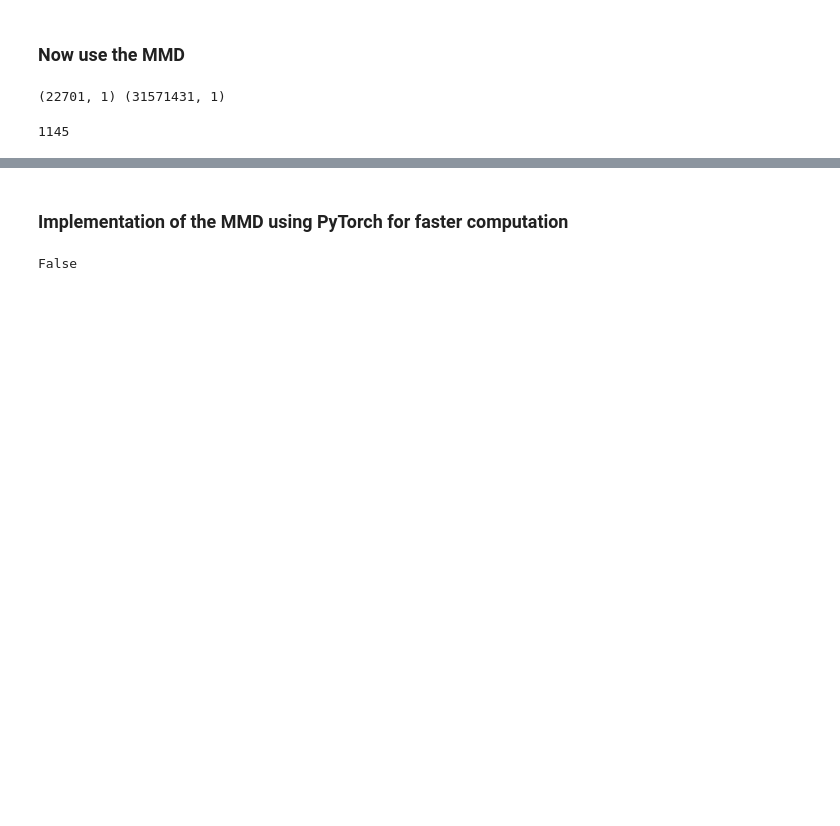
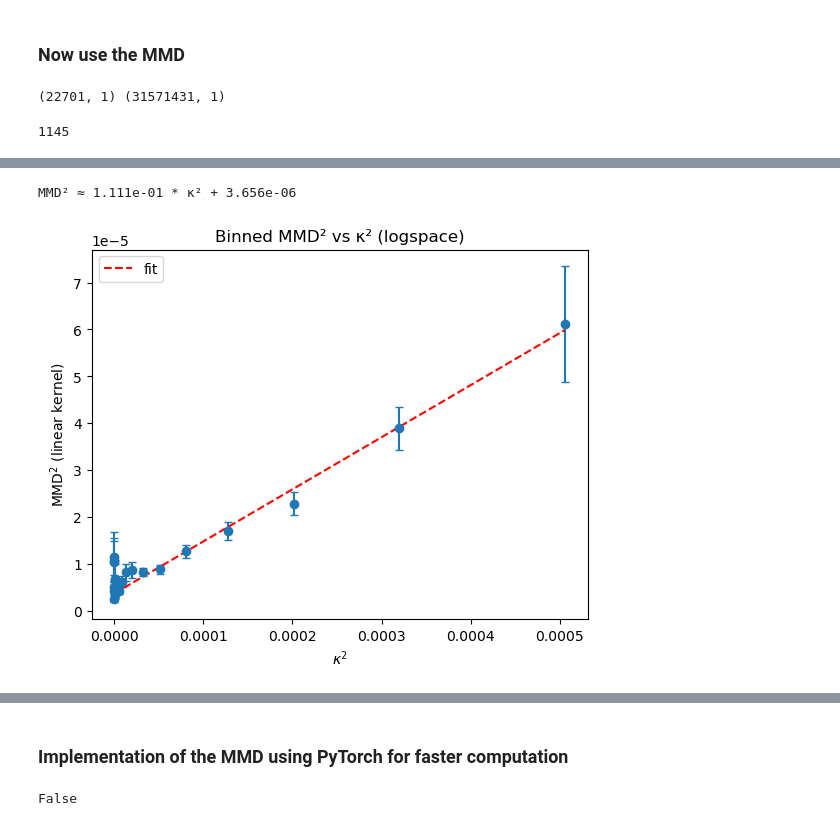
Before and after one commit to santiagobrunner/Weak-Lensing, a Jupyter notebook: MMD_estimator1000.ipynb, the cells around one changed output, grey strips where cells are left out. Drawn from its saved outputs; the diff is of its cells as text; code cells hidden in the pictures; blank space fills up the shorter version.

```diff
--- a/MMD_estimator1000.ipynb
+++ b/MMD_estimator1000.ipynb
@@ -247,0 +364,48 @@ plt.show()
+# %%
+# Same as above but with np.logspace bins
+x = kappamap_225[pixels]**2
+y = mmds_lensed_linear_backtest
+
+bins = np.logspace(np.log10(x.min() + 1e-8), np.log10(x.max()), 25)
+
+# bin indices in [0, n_bins-1]
+idx = np.digitize(x, bins) - 1
+idx = np.clip(idx, 0, n_bins - 1)
+
+bin_centers = 0.5*(bins[1:] + bins[:-1])
+
+means = np.full(n_bins, np.nan)
+stds  = np.full(n_bins, np.nan)
+counts = np.zeros(n_bins, dtype=int)
+
+for i in range(n_bins):
+    m = (idx == i)
+    c = m.sum()
+    counts[i] = c
+    # print(f"Bin {i}: count = {c}")
+    if c >= 1:
+        means[i] = y[m].mean()
+    if c >= 2:
+        stds[i] = y[m].std(ddof=1)
+
+ses = np.where(counts >= 2, stds / np.sqrt(counts), np.nan)
+
+# keep only well-populated bins
+min_count = 5
+mask = (counts >= min_count) & np.isfinite(means)
+xc, yc, sec = bin_centers[mask], means[mask], ses[mask]
+
+# (optional) weighted fit (weights ~ 1/SE^2)
+w = np.where(np.isfinite(sec) & (sec > 0), 1.0/sec**2, 1.0)
+slope, intercept = np.polyfit(xc, yc, 1, w=w)
+print(f"MMD² ≈ {slope:.3e} * κ² + {intercept:.3e}")
+
+plt.errorbar(xc, yc, yerr=sec, fmt='o', capsize=3)
+plt.plot(bin_centers, slope*bin_centers + intercept, 'r--', label='fit')
+plt.xlabel(r'$\kappa^2$'); plt.ylabel(r'$\mathrm{MMD}^2$ (linear kernel)')
+plt.title('Binned MMD² vs κ² (logspace)')
+# plt.xlim(0, 0.0001)
+plt.legend(); plt.show()
+# %% [output]
+MMD² ≈ 1.111e-01 * κ² + 3.656e-06
+[figure, added]
```
Also changed, not shown: parts of 27 cells of this notebook, 4 other files.
